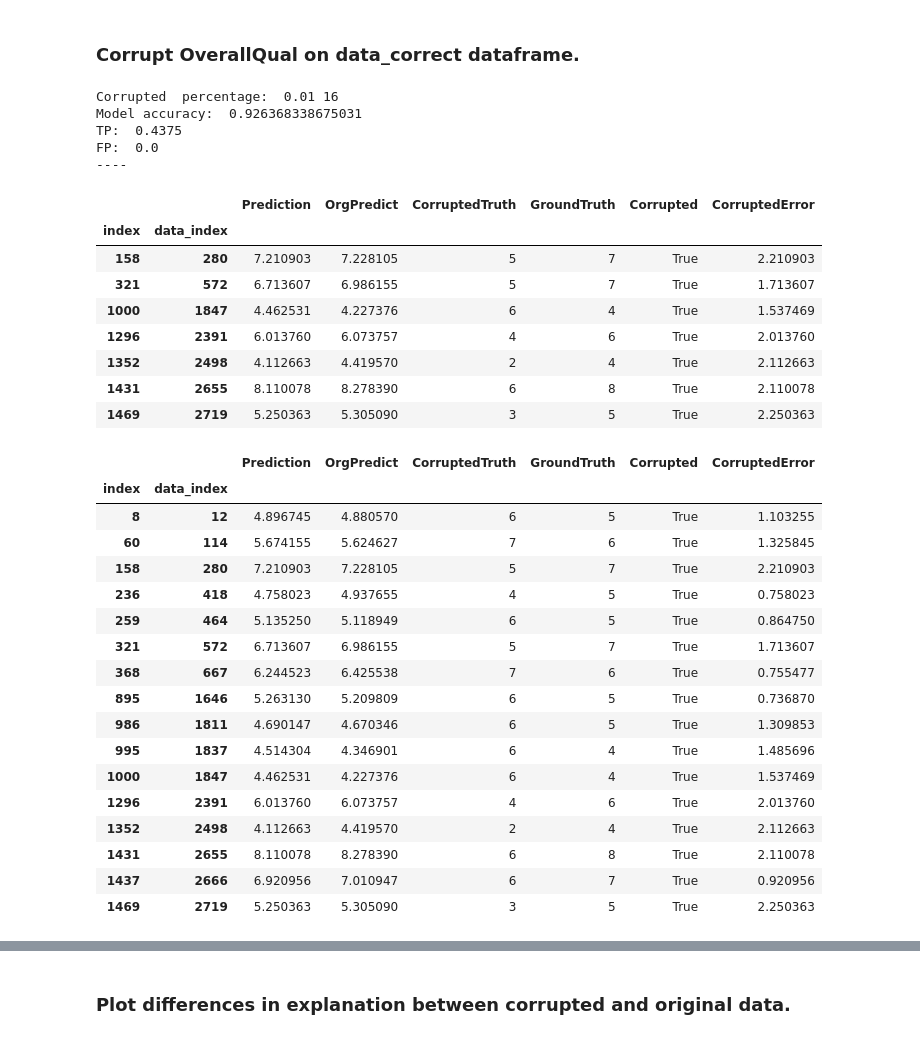
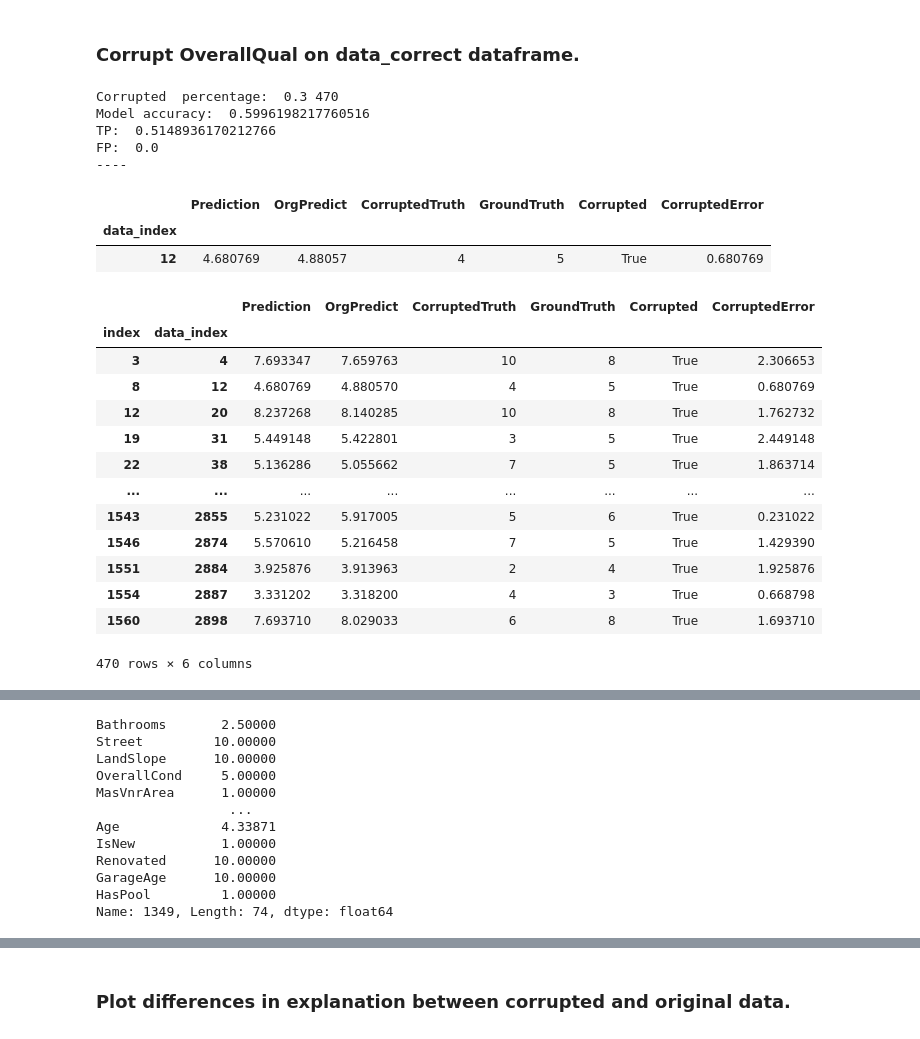
Before and after one commit to ngqhung0912/Research-Database-IR, a Jupyter notebook: data-corruption.ipynb, the cells around one changed output, grey strips where cells are left out. Saved outputs shown, nothing was run; the diff lists cells and outputs as text; code cells hidden in the pictures.

```diff
--- a/data-corruption.ipynb
+++ b/data-corruption.ipynb
@@ -85,13 +85,13 @@ bottom = 1
 
 at_least = False
 OverallQual_sample_fraction_list = [
-                                    0.01,
+                                    # 0.01,
                                     # 0.02,
                                     # 0.05,
                                     # 0.1,
                                     # 0.15,
                                     # 0.2,
-                                    # 0.3,
+                                    0.3,
                                     # 0.5,
                                     ]
 for OverallQual_sample_fraction in OverallQual_sample_fraction_list:
@@ -140,31 +140,26 @@ for OverallQual_sample_fraction in OverallQual_sample_fraction_list:
     print("FP: ", len(y_corrupted_doubt[y_corrupted_doubt['Corrupted'] == False]) / len(y_corrupted_doubt))
     print("----")
 # %% [output]
-Corrupted  percentage:  0.01 16
-Model accuracy:  0.926368338675031
-TP:  0.4375
+Corrupted  percentage:  0.3 470
+Model accuracy:  0.5996198217760516
+TP:  0.5148936170212766
 FP:  0.0
 ----
 # %%
 # y_corrupted_score = get_score(ridge_corrupt, X_corrupted, y_corrupted)
 # y_corrupted_doubt = get_doubtful_values(y_corrupted_score)
 # y_corrupted_doubt = y_corrupted_doubt.rename(columns={'GroundTruth' : 'CorruptedTruth', 'AbsoluteError': 'CorruptedError'})
 # y_corrupted_doubt['GroundTruth'] = y_corrupted_doubt.index.get_level_values(1).map(y[y_corrupted_doubt.index.get_level_values(1)])
 # y_corrupted_doubt['Corrupted'] = y_corrupted_doubt['GroundTruth'] != y_corrupted_doubt['CorruptedTruth']
 # y_corrupted_doubt['OrgPredict'] = y_corrupted_doubt.index.get_level_values(1).\
 #     map(y_score.loc[y_corrupted_doubt.index.get_level_values(1)]['Prediction'])
 # y_corrupted_doubt = y_corrupted_doubt[['Prediction', 'OrgPredict', 'CorruptedTruth', 'GroundTruth', 'Corrupted', 'CorruptedError']]
-y_corrupted_doubt
+y_corrupted_score[y_corrupted_score['CorruptedError'] > 1.5]
+y_corrupted_score.loc[8]
 # %% [output]
-|  |  | Prediction | OrgPredict | CorruptedTruth | GroundTruth | Corrupted | CorruptedError |
-| index | data_index |  |  |  |  |  |  |
-| 158 | 280 | 7.210903 | 7.228105 | 5 | 7 | True | 2.210903 |
-| 321 | 572 | 6.713607 | 6.986155 | 5 | 7 | True | 1.713607 |
-| 1000 | 1847 | 4.462531 | 4.227376 | 6 | 4 | True | 1.537469 |
-| 1296 | 2391 | 6.013760 | 6.073757 | 4 | 6 | True | 2.013760 |
-| 1352 | 2498 | 4.112663 | 4.419570 | 2 | 4 | True | 2.112663 |
-| 1431 | 2655 | 8.110078 | 8.278390 | 6 | 8 | True | 2.110078 |
-| 1469 | 2719 | 5.250363 | 5.305090 | 3 | 5 | True | 2.250363 |
+|  | Prediction | OrgPredict | CorruptedTruth | GroundTruth | Corrupted | CorruptedError |
+| data_index |  |  |  |  |  |  |
+| 12 | 4.680769 | 4.88057 | 4 | 5 | True | 0.680769 |
 # %%
 # y_corrupted_score = get_score(ridge_corrupt, X_corrupted, y_corrupted)
 # # y_corrupted_doubt = get_doubtful_values(y_corrupted_score)
@@ -184,22 +179,18 @@ y_corrupted_list
 # %% [output]
 |  |  | Prediction | OrgPredict | CorruptedTruth | GroundTruth | Corrupted | CorruptedError |
 | index | data_index |  |  |  |  |  |  |
-| 8 | 12 | 4.896745 | 4.880570 | 6 | 5 | True | 1.103255 |
-| 60 | 114 | 5.674155 | 5.624627 | 7 | 6 | True | 1.325845 |
-| 158 | 280 | 7.210903 | 7.228105 | 5 | 7 | True | 2.210903 |
-| 236 | 418 | 4.758023 | 4.937655 | 4 | 5 | True | 0.758023 |
-| 259 | 464 | 5.135250 | 5.118949 | 6 | 5 | True | 0.864750 |
-| 321 | 572 | 6.713607 | 6.986155 | 5 | 7 | True | 1.713607 |
-| 368 | 667 | 6.244523 | 6.425538 | 7 | 6 | True | 0.755477 |
-| 895 | 1646 | 5.263130 | 5.209809 | 6 | 5 | True | 0.736870 |
-| 986 | 1811 | 4.690147 | 4.670346 | 6 | 5 | True | 1.309853 |
-| 995 | 1837 | 4.514304 | 4.346901 | 6 | 4 | True | 1.485696 |
-| 1000 | 1847 | 4.462531 | 4.227376 | 6 | 4 | True | 1.537469 |
-| 1296 | 2391 | 6.013760 | 6.073757 | 4 | 6 | True | 2.013760 |
-| 1352 | 2498 | 4.112663 | 4.419570 | 2 | 4 | True | 2.112663 |
-| 1431 | 2655 | 8.110078 | 8.278390 | 6 | 8 | True | 2.110078 |
-| 1437 | 2666 | 6.920956 | 7.010947 | 6 | 7 | True | 0.920956 |
-| 1469 | 2719 | 5.250363 | 5.305090 | 3 | 5 | True | 2.250363 |
+| 3 | 4 | 7.693347 | 7.659763 | 10 | 8 | True | 2.306653 |
+| 8 | 12 | 4.680769 | 4.880570 | 4 | 5 | True | 0.680769 |
+| 12 | 20 | 8.237268 | 8.140285 | 10 | 8 | True | 1.762732 |
+| 19 | 31 | 5.449148 | 5.422801 | 3 | 5 | True | 2.449148 |
+| 22 | 38 | 5.136286 | 5.055662 | 7 | 5 | True | 1.863714 |
+| ... | ... | ... | ... | ... | ... | ... | ... |
+| 1543 | 2855 | 5.231022 | 5.917005 | 5 | 6 | True | 0.231022 |
+| 1546 | 2874 | 5.570610 | 5.216458 | 7 | 5 | True | 1.429390 |
+| 1551 | 2884 | 3.925876 | 3.913963 | 2 | 4 | True | 1.925876 |
+| 1554 | 2887 | 3.331202 | 3.318200 | 4 | 3 | True | 0.668798 |
+| 1560 | 2898 | 7.693710 | 8.029033 | 6 | 8 | True | 1.693710 |
+470 rows × 6 columns
 # %%
 shap.initjs()
 explainer_corruption = shap.Explainer(ridge_corrupt, X_corrupted, algorithm="linear", seed=100)
@@ -231,3 +222,17 @@ overallQual_explanation_corrupted = split_explanation_to_cohort_overallQual(shap
 # %%
 # print(y[corruption_list[0][1]])
 # shap.plots.waterfall(shap_values[corruption_list[0][1]], max_display=10)
+X.loc[1349]
+# %% [output]
+Bathrooms       2.50000
+Street         10.00000
+LandSlope      10.00000
+OverallCond     5.00000
+MasVnrArea      1.00000
+                 ...
+Age             4.33871
+IsNew           1.00000
+Renovated      10.00000
+GarageAge      10.00000
+HasPool         1.00000
+Name: 1349, Length: 74, dtype: float64
```
Also changed, not shown: parts of 4 cells of this notebook, 6 other files.
